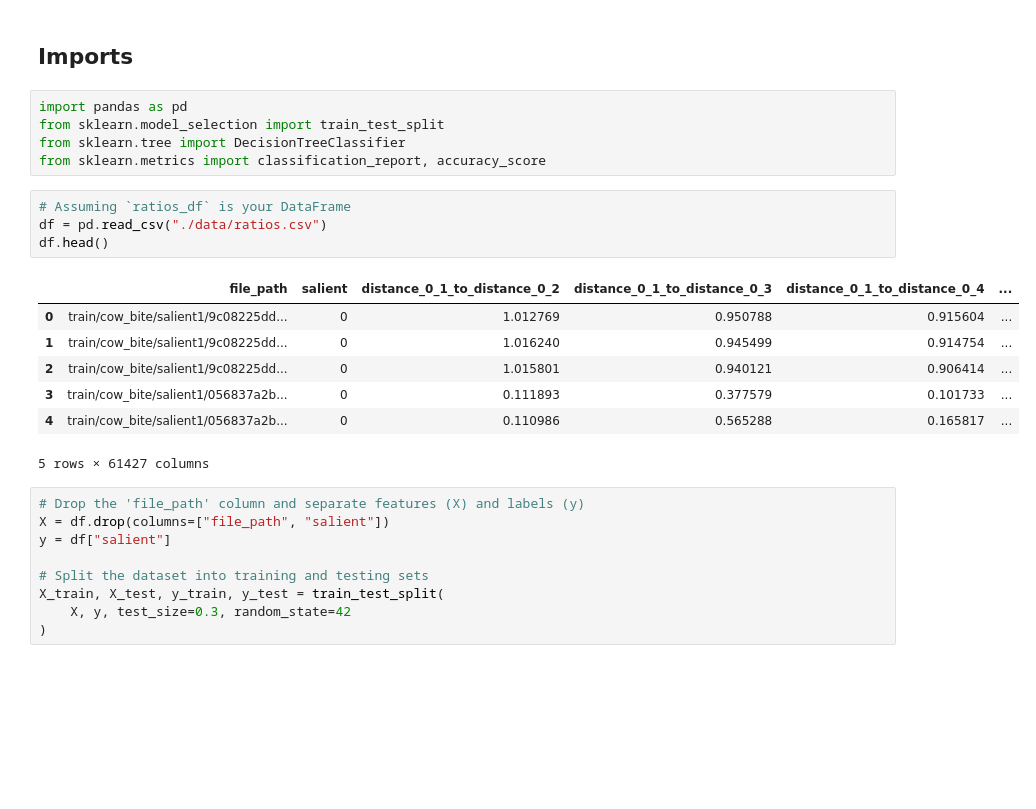
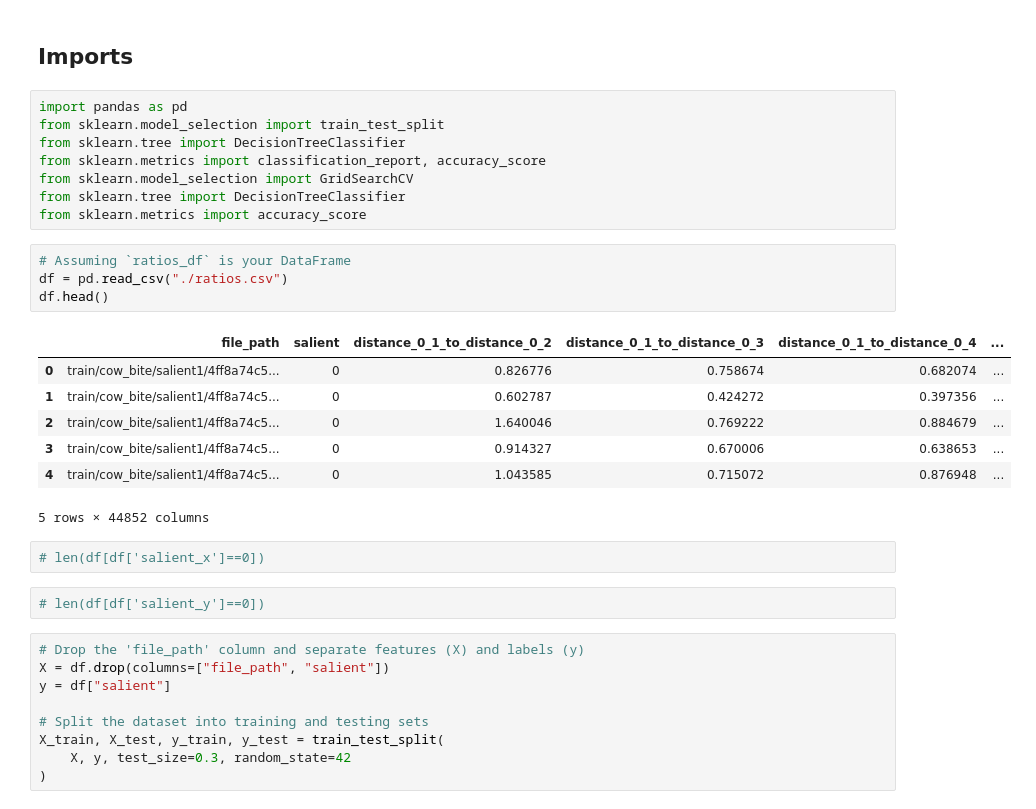
Before and after one commit to nzprotag/cow-bytes, a Jupyter notebook: experiments/1_decision_tree/best_ratios.ipynb, the cells around one changed output. Drawn from its saved outputs; the diff is of its cells as text; blank space fills up the shorter version.

```diff
--- a/experiments/1_decision_tree/best_ratios.ipynb
+++ b/experiments/1_decision_tree/best_ratios.ipynb
@@ -9,18 +9,25 @@ import pandas as pd
 from sklearn.model_selection import train_test_split
 from sklearn.tree import DecisionTreeClassifier
 from sklearn.metrics import classification_report, accuracy_score
+from sklearn.model_selection import GridSearchCV
+from sklearn.tree import DecisionTreeClassifier
+from sklearn.metrics import accuracy_score
 # %%
 # Assuming `ratios_df` is your DataFrame
-df = pd.read_csv("./data/ratios.csv")
+df = pd.read_csv("./ratios.csv")
 df.head()
 # %% [output]
 |  | file_path | salient | distance_0_1_to_distance_0_2 | distance_0_1_to_distance_0_3 | distance_0_1_to_distance_0_4 | ... |
-| 0 | train/cow_bite/salient1/9c08225dd... | 0 | 1.012769 | 0.950788 | 0.915604 | ... |
-| 1 | train/cow_bite/salient1/9c08225dd... | 0 | 1.016240 | 0.945499 | 0.914754 | ... |
-| 2 | train/cow_bite/salient1/9c08225dd... | 0 | 1.015801 | 0.940121 | 0.906414 | ... |
-| 3 | train/cow_bite/salient1/056837a2b... | 0 | 0.111893 | 0.377579 | 0.101733 | ... |
-| 4 | train/cow_bite/salient1/056837a2b... | 0 | 0.110986 | 0.565288 | 0.165817 | ... |
+| 0 | train/cow_bite/salient1/4ff8a74c5... | 0 | 0.826776 | 0.758674 | 0.682074 | ... |
+| 1 | train/cow_bite/salient1/4ff8a74c5... | 0 | 0.602787 | 0.424272 | 0.397356 | ... |
+| 2 | train/cow_bite/salient1/4ff8a74c5... | 0 | 1.640046 | 0.769222 | 0.884679 | ... |
+| 3 | train/cow_bite/salient1/4ff8a74c5... | 0 | 0.914327 | 0.670006 | 0.638653 | ... |
+| 4 | train/cow_bite/salient1/4ff8a74c5... | 0 | 1.043585 | 0.715072 | 0.876948 | ... |
-5 rows × 61427 columns
+5 rows × 44852 columns
+# %%
+# len(df[df['salient_x']==0])
+# %%
+# len(df[df['salient_y']==0])
 # %%
 # Drop the 'file_path' column and separate features (X) and labels (y)
 X = df.drop(columns=["file_path", "salient"])
```
Also changed, not shown: parts of 9 cells of this notebook, 13 other files.
